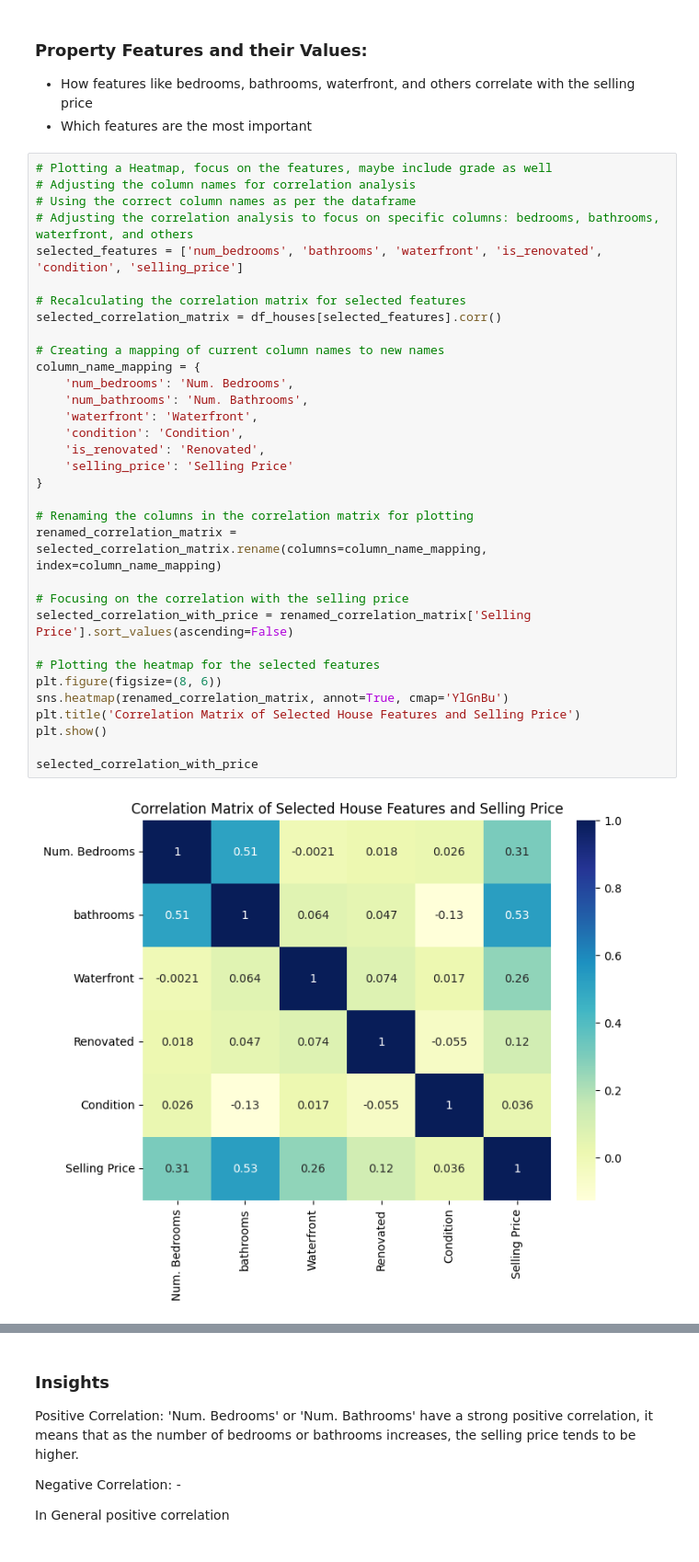
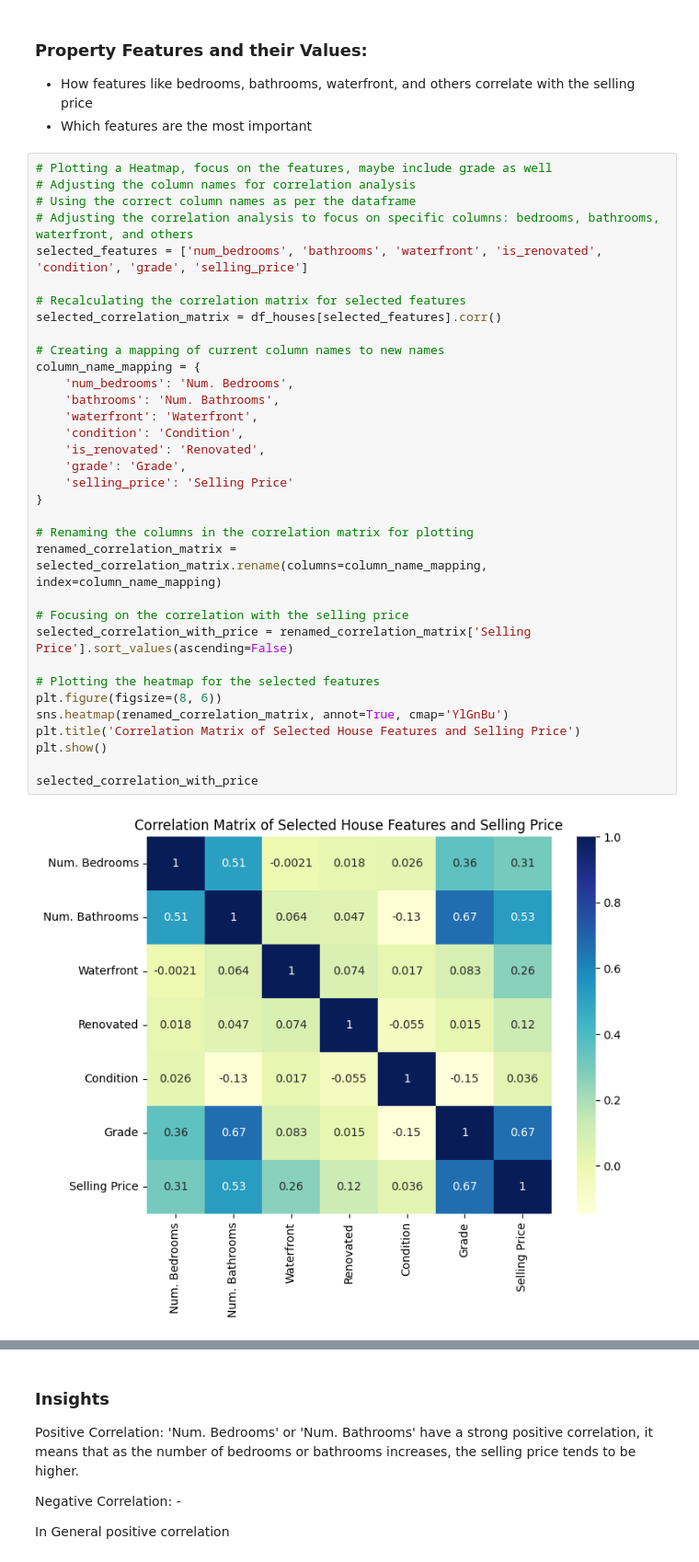
Before and after one commit to laurarosenberg/eda-project, a Jupyter notebook: EDA2.ipynb, the cells around one changed output, grey strips where cells are left out. Shown at 92% size. Saved outputs shown, nothing was run; the diff lists cells and outputs as text.

```diff
--- a/EDA2.ipynb
+++ b/EDA2.ipynb
@@ -888,33 +895,34 @@ The percentage change in the average selling price from the earliest date to the
 # Adjusting the column names for correlation analysis
 # Using the correct column names as per the dataframe
 # Adjusting the correlation analysis to focus on specific columns: bedrooms, bathrooms, waterfront, and others
-selected_features = ['num_bedrooms', 'bathrooms', 'waterfront', 'is_renovated', 'condition', 'selling_price']
+selected_features = ['num_bedrooms', 'bathrooms', 'waterfront', 'is_renovated', 'condition', 'grade', 'selling_price']
 
 # Recalculating the correlation matrix for selected features
 selected_correlation_matrix = df_houses[selected_features].corr()
 
 # Creating a mapping of current column names to new names
 column_name_mapping = {
     'num_bedrooms': 'Num. Bedrooms',
-    'num_bathrooms': 'Num. Bathrooms',
+    'bathrooms': 'Num. Bathrooms',
     'waterfront': 'Waterfront',
     'condition': 'Condition',
     'is_renovated': 'Renovated',
+    'grade': 'Grade',
     'selling_price': 'Selling Price'
 }
 
 # Renaming the columns in the correlation matrix for plotting
 renamed_correlation_matrix = selected_correlation_matrix.rename(columns=column_name_mapping, index=column_name_mapping)
 
 # Focusing on the correlation with the selling price
 selected_correlation_with_price = renamed_correlation_matrix['Selling Price'].sort_values(ascending=False)
 
 # Plotting the heatmap for the selected features
 plt.figure(figsize=(8, 6))
 sns.heatmap(renamed_correlation_matrix, annot=True, cmap='YlGnBu')
 plt.title('Correlation Matrix of Selected House Features and Selling Price')
 plt.show()
 
 selected_correlation_with_price
 # %% [output]
-[figure, old version]
+[figure, new version]
```
Also changed, not shown: parts of 15 cells of this notebook.
